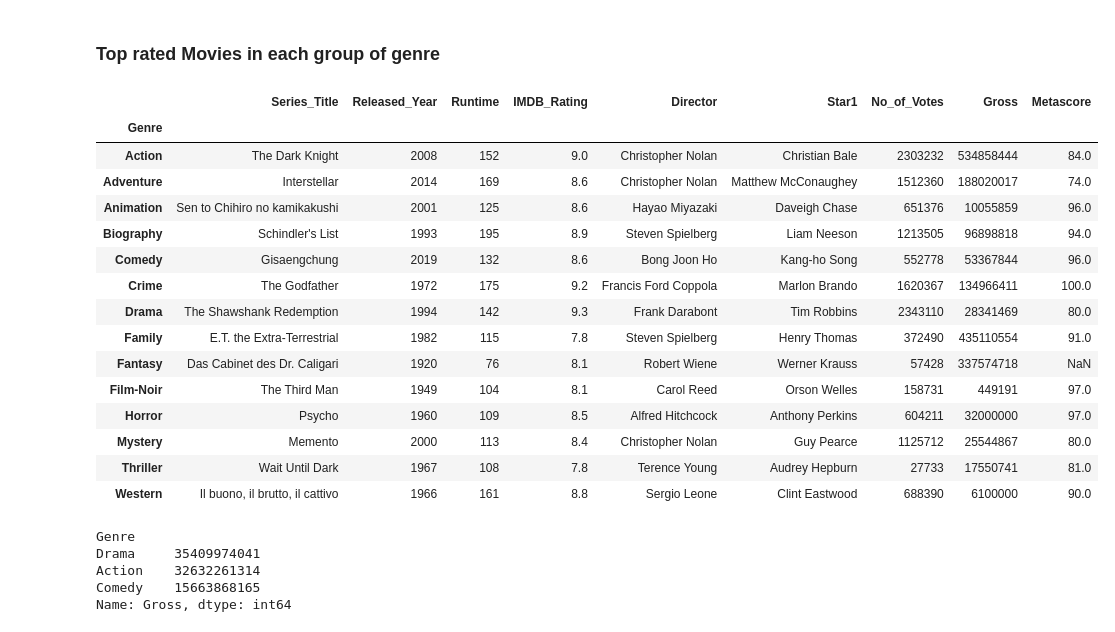
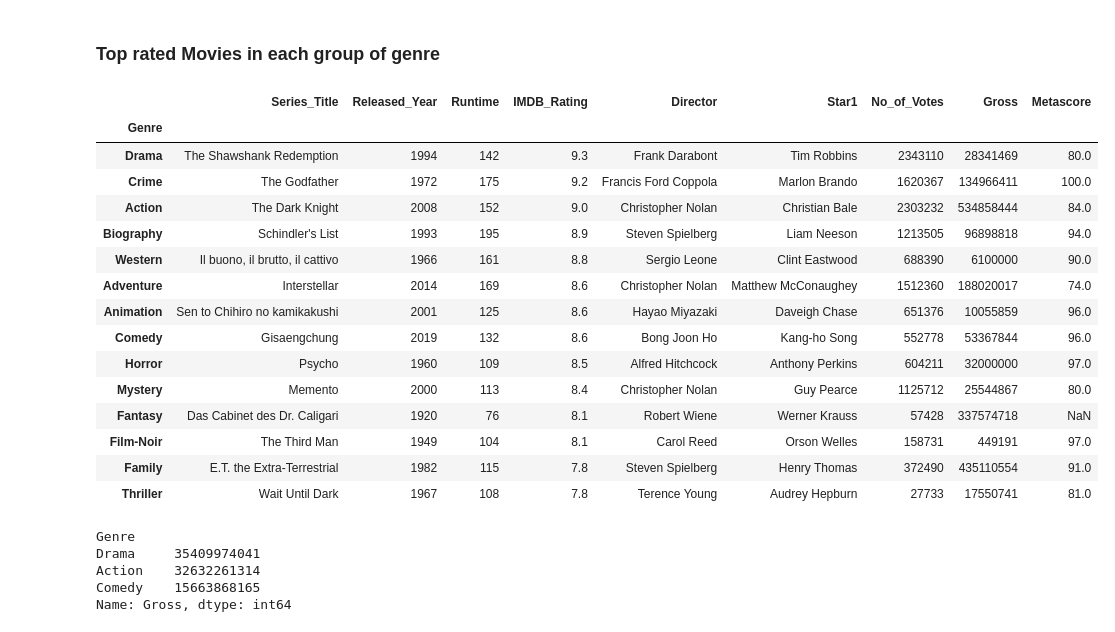
Before and after one commit to swayam-learning/prep, a Jupyter notebook: pandas_groupby.ipynb, the cells around one changed output. Saved outputs shown, nothing was run; the diff lists cells and outputs as text; code cells hidden in the pictures.

```diff
--- a/pandas_groupby.ipynb
+++ b/pandas_groupby.ipynb
@@ -40,25 +40,25 @@ genre.sum(numeric_only=True) # summing all the columnms on basis of genre
 # %% [markdown]
 ### Top rated Movies in each group of genre
 # %%
-result = genre.apply(lambda x: x.loc[x['IMDB_Rating'].idxmax()],include_groups=False)
+result = genre.apply(lambda x: x.loc[x['IMDB_Rating'].idxmax()],include_groups=False).sort_values(by=["IMDB_Rating"],ascending=False)
 result
 # %% [output]
 |  | Series_Title | Released_Year | Runtime | IMDB_Rating | Director | Star1 | No_of_Votes | Gross | Metascore |
 | Genre |  |  |  |  |  |  |  |  |  |
+| Drama | The Shawshank Redemption | 1994 | 142 | 9.3 | Frank Darabont | Tim Robbins | 2343110 | 28341469 | 80.0 |
+| Crime | The Godfather | 1972 | 175 | 9.2 | Francis Ford Coppola | Marlon Brando | 1620367 | 134966411 | 100.0 |
 | Action | The Dark Knight | 2008 | 152 | 9.0 | Christopher Nolan | Christian Bale | 2303232 | 534858444 | 84.0 |
+| Biography | Schindler's List | 1993 | 195 | 8.9 | Steven Spielberg | Liam Neeson | 1213505 | 96898818 | 94.0 |
+| Western | Il buono, il brutto, il cattivo | 1966 | 161 | 8.8 | Sergio Leone | Clint Eastwood | 688390 | 6100000 | 90.0 |
 | Adventure | Interstellar | 2014 | 169 | 8.6 | Christopher Nolan | Matthew McConaughey | 1512360 | 188020017 | 74.0 |
 | Animation | Sen to Chihiro no kamikakushi | 2001 | 125 | 8.6 | Hayao Miyazaki | Daveigh Chase | 651376 | 10055859 | 96.0 |
-| Biography | Schindler's List | 1993 | 195 | 8.9 | Steven Spielberg | Liam Neeson | 1213505 | 96898818 | 94.0 |
 | Comedy | Gisaengchung | 2019 | 132 | 8.6 | Bong Joon Ho | Kang-ho Song | 552778 | 53367844 | 96.0 |
-| Crime | The Godfather | 1972 | 175 | 9.2 | Francis Ford Coppola | Marlon Brando | 1620367 | 134966411 | 100.0 |
-| Drama | The Shawshank Redemption | 1994 | 142 | 9.3 | Frank Darabont | Tim Robbins | 2343110 | 28341469 | 80.0 |
-| Family | E.T. the Extra-Terrestrial | 1982 | 115 | 7.8 | Steven Spielberg | Henry Thomas | 372490 | 435110554 | 91.0 |
+| Horror | Psycho | 1960 | 109 | 8.5 | Alfred Hitchcock | Anthony Perkins | 604211 | 32000000 | 97.0 |
+| Mystery | Memento | 2000 | 113 | 8.4 | Christopher Nolan | Guy Pearce | 1125712 | 25544867 | 80.0 |
 | Fantasy | Das Cabinet des Dr. Caligari | 1920 | 76 | 8.1 | Robert Wiene | Werner Krauss | 57428 | 337574718 | NaN |
 | Film-Noir | The Third Man | 1949 | 104 | 8.1 | Carol Reed | Orson Welles | 158731 | 449191 | 97.0 |
-| Horror | Psycho | 1960 | 109 | 8.5 | Alfred Hitchcock | Anthony Perkins | 604211 | 32000000 | 97.0 |
-| Mystery | Memento | 2000 | 113 | 8.4 | Christopher Nolan | Guy Pearce | 1125712 | 25544867 | 80.0 |
+| Family | E.T. the Extra-Terrestrial | 1982 | 115 | 7.8 | Steven Spielberg | Henry Thomas | 372490 | 435110554 | 91.0 |
 | Thriller | Wait Until Dark | 1967 | 108 | 7.8 | Terence Young | Audrey Hepburn | 27733 | 17550741 | 81.0 |
-| Western | Il buono, il brutto, il cattivo | 1966 | 161 | 8.8 | Sergio Leone | Clint Eastwood | 688390 | 6100000 | 90.0 |
 # %%
 # find the top 3 genre byt total earning
 genre["Gross"].sum(numeric_only=True).sort_values(ascending=False).head(3)
```
Also changed, not shown: parts of 1 cell of this notebook, 3 other files.
